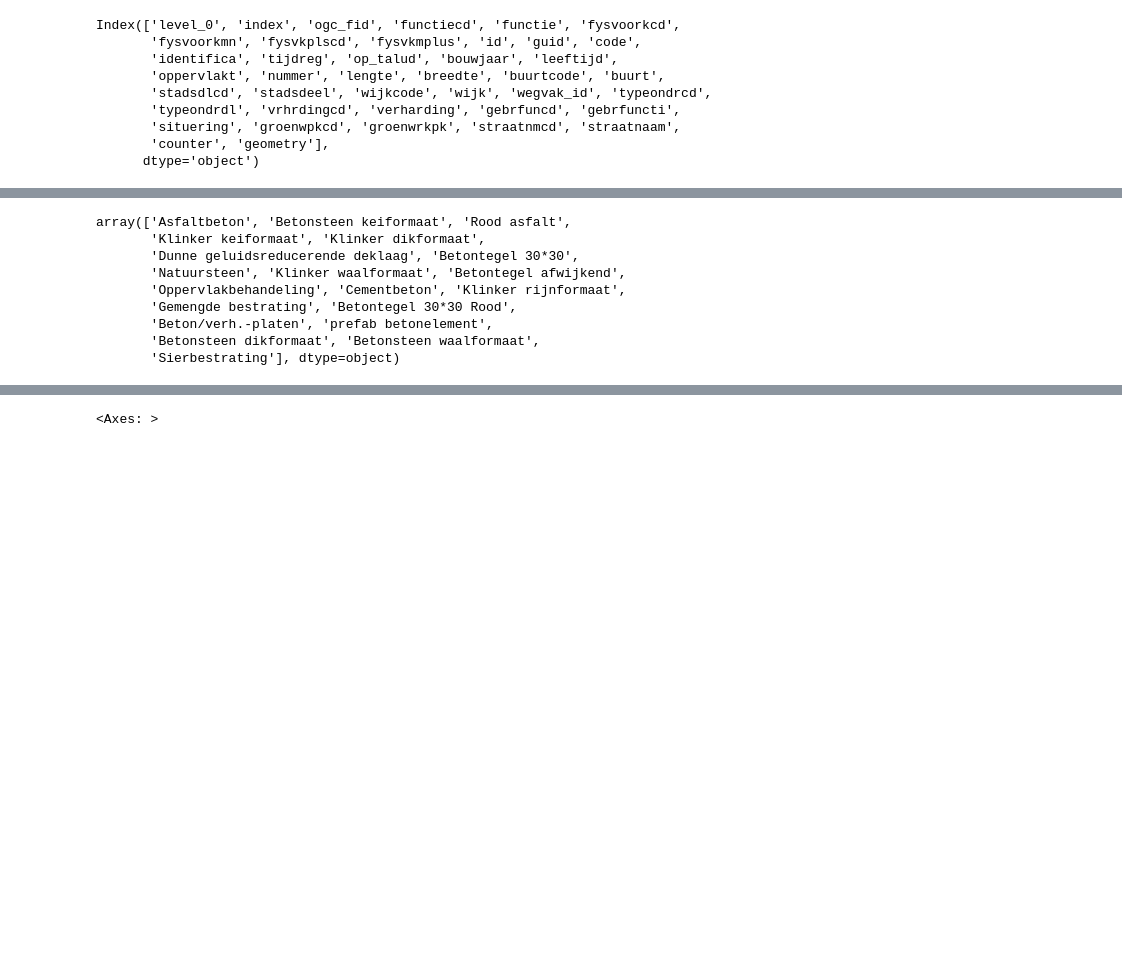
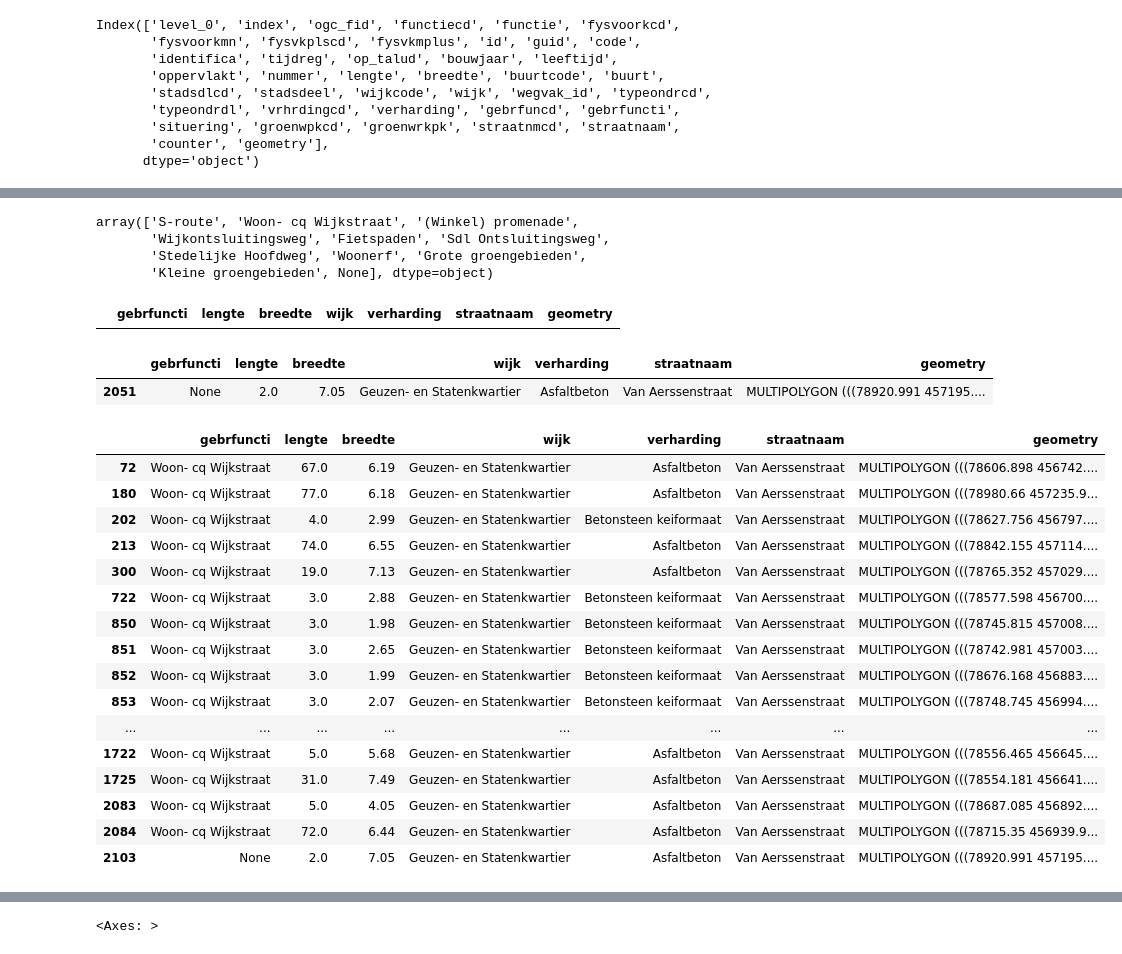
Before and after one commit to KCvdBerg/Societal-The-Hague, a Jupyter notebook: Initial_data_Cleaning.ipynb, the cells around one changed output, grey strips where cells are left out. Drawn from its saved outputs; the diff is of its cells as text; code cells hidden in the pictures; blank space fills up the shorter version.

```diff
--- a/Initial_data_Cleaning.ipynb
+++ b/Initial_data_Cleaning.ipynb
@@ -84,13 +85,42 @@ Area
 2343 rows × 7 columns
-# %%
-Area.verharding.unique()
-# %% [output]
-array(['Asfaltbeton', 'Betonsteen keiformaat', 'Rood asfalt',
-       'Klinker keiformaat', 'Klinker dikformaat',
-       'Dunne geluidsreducerende deklaag', 'Betontegel 30*30',
-       'Natuursteen', 'Klinker waalformaat', 'Betontegel afwijkend',
-       'Oppervlakbehandeling', 'Cementbeton', 'Klinker rijnformaat',
-       'Gemengde bestrating', 'Betontegel 30*30 Rood',
-       'Beton/verh.-platen', 'prefab betonelement',
-       'Betonsteen dikformaat', 'Betonsteen waalformaat',
-       'Sierbestrating'], dtype=object)
+# %%
+Area.gebrfuncti.unique()
+# %% [output]
+array(['S-route', 'Woon- cq Wijkstraat', '(Winkel) promenade',
+       'Wijkontsluitingsweg', 'Fietspaden', 'Sdl Ontsluitingsweg',
+       'Stedelijke Hoofdweg', 'Woonerf', 'Grote groengebieden',
+       'Kleine groengebieden', None], dtype=object)
+# %%
+Area = Area[~(Area["gebrfuncti"] == 'Fietspaden')].reset_index(drop=True)
+# %%
+Area[Area["gebrfuncti"] == 'None']
+# %% [output]
+|  | gebrfuncti | lengte | breedte | wijk | verharding | straatnaam | geometry |
+# %%
+Area[~Area["gebrfuncti"].isin(['S-route', 'Woon- cq Wijkstraat', '(Winkel) promenade',
+       'Wijkontsluitingsweg', 'Sdl Ontsluitingsweg',
+       'Stedelijke Hoofdweg', 'Woonerf', 'Grote groengebieden',
+       'Kleine groengebieden', ])]
+# %% [output]
+|  | gebrfuncti | lengte | breedte | wijk | verharding | straatnaam | geometry |
+| 2051 | None | 2.0 | 7.05 | Geuzen- en Statenkwartier | Asfaltbeton | Van Aerssenstraat | MULTIPOLYGON (((78920.991 457195.... |
+# %%
+Area[Area["straatnaam"] == "Van Aerssenstraat"]
+# %% [output]
+|  | gebrfuncti | lengte | breedte | wijk | verharding | straatnaam | geometry |
+| 72 | Woon- cq Wijkstraat | 67.0 | 6.19 | Geuzen- en Statenkwartier | Asfaltbeton | Van Aerssenstraat | MULTIPOLYGON (((78606.898 456742.... |
+| 180 | Woon- cq Wijkstraat | 77.0 | 6.18 | Geuzen- en Statenkwartier | Asfaltbeton | Van Aerssenstraat | MULTIPOLYGON (((78980.66 457235.9... |
+| 202 | Woon- cq Wijkstraat | 4.0 | 2.99 | Geuzen- en Statenkwartier | Betonsteen keiformaat | Van Aerssenstraat | MULTIPOLYGON (((78627.756 456797.... |
+| 213 | Woon- cq Wijkstraat | 74.0 | 6.55 | Geuzen- en Statenkwartier | Asfaltbeton | Van Aerssenstraat | MULTIPOLYGON (((78842.155 457114.... |
+| 300 | Woon- cq Wijkstraat | 19.0 | 7.13 | Geuzen- en Statenkwartier | Asfaltbeton | Van Aerssenstraat | MULTIPOLYGON (((78765.352 457029.... |
+| 722 | Woon- cq Wijkstraat | 3.0 | 2.88 | Geuzen- en Statenkwartier | Betonsteen keiformaat | Van Aerssenstraat | MULTIPOLYGON (((78577.598 456700.... |
+| 850 | Woon- cq Wijkstraat | 3.0 | 1.98 | Geuzen- en Statenkwartier | Betonsteen keiformaat | Van Aerssenstraat | MULTIPOLYGON (((78745.815 457008.... |
+| 851 | Woon- cq Wijkstraat | 3.0 | 2.65 | Geuzen- en Statenkwartier | Betonsteen keiformaat | Van Aerssenstraat | MULTIPOLYGON (((78742.981 457003.... |
+| 852 | Woon- cq Wijkstraat | 3.0 | 1.99 | Geuzen- en Statenkwartier | Betonsteen keiformaat | Van Aerssenstraat | MULTIPOLYGON (((78676.168 456883.... |
+| 853 | Woon- cq Wijkstraat | 3.0 | 2.07 | Geuzen- en Statenkwartier | Betonsteen keiformaat | Van Aerssenstraat | MULTIPOLYGON (((78748.745 456994.... |
+| ... | ... | ... | ... | ... | ... | ... | ... |
+| 1722 | Woon- cq Wijkstraat | 5.0 | 5.68 | Geuzen- en Statenkwartier | Asfaltbeton | Van Aerssenstraat | MULTIPOLYGON (((78556.465 456645.... |
+| 1725 | Woon- cq Wijkstraat | 31.0 | 7.49 | Geuzen- en Statenkwartier | Asfaltbeton | Van Aerssenstraat | MULTIPOLYGON (((78554.181 456641.... |
+| 2083 | Woon- cq Wijkstraat | 5.0 | 4.05 | Geuzen- en Statenkwartier | Asfaltbeton | Van Aerssenstraat | MULTIPOLYGON (((78687.085 456892.... |
+| 2084 | Woon- cq Wijkstraat | 72.0 | 6.44 | Geuzen- en Statenkwartier | Asfaltbeton | Van Aerssenstraat | MULTIPOLYGON (((78715.35 456939.9... |
+| 2103 | None | 2.0 | 7.05 | Geuzen- en Statenkwartier | Asfaltbeton | Van Aerssenstraat | MULTIPOLYGON (((78920.991 457195.... |
```
Also changed, not shown: parts of 16 cells of this notebook.
